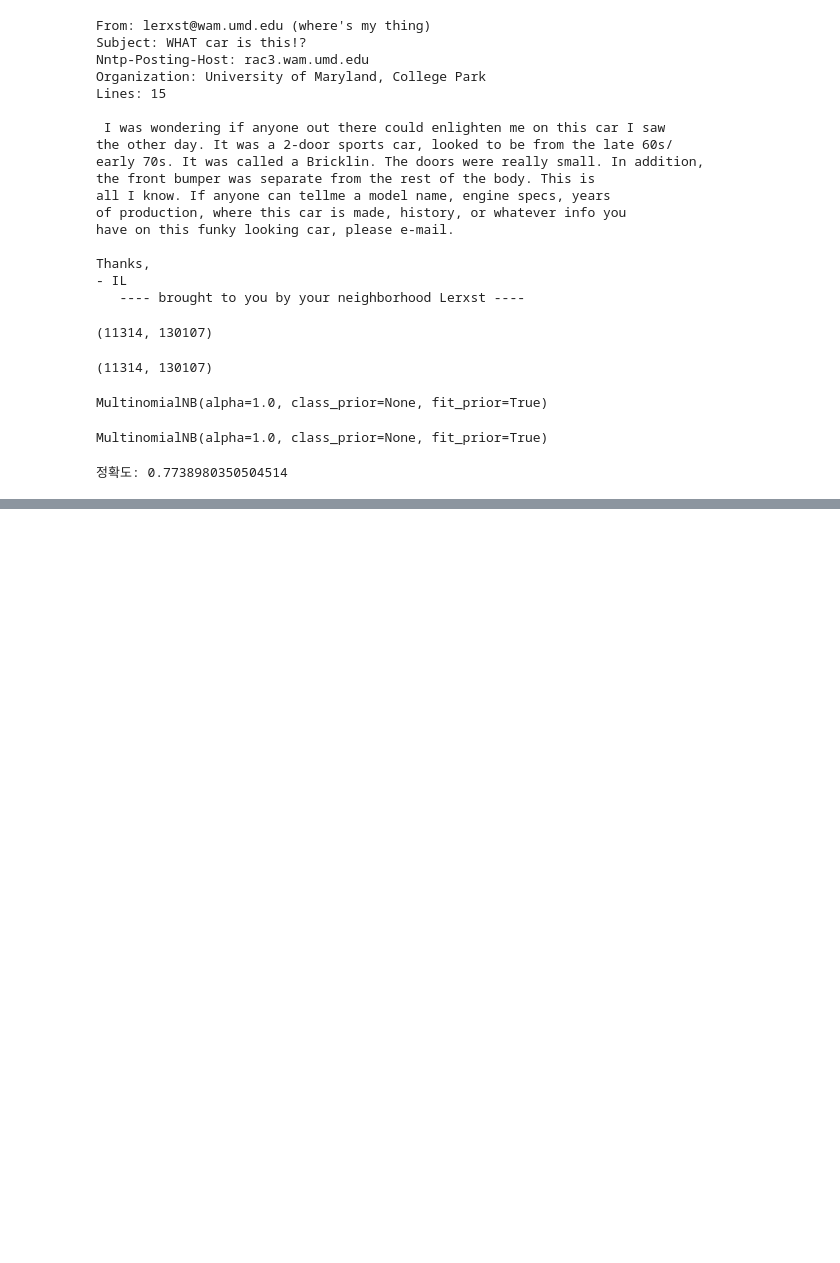
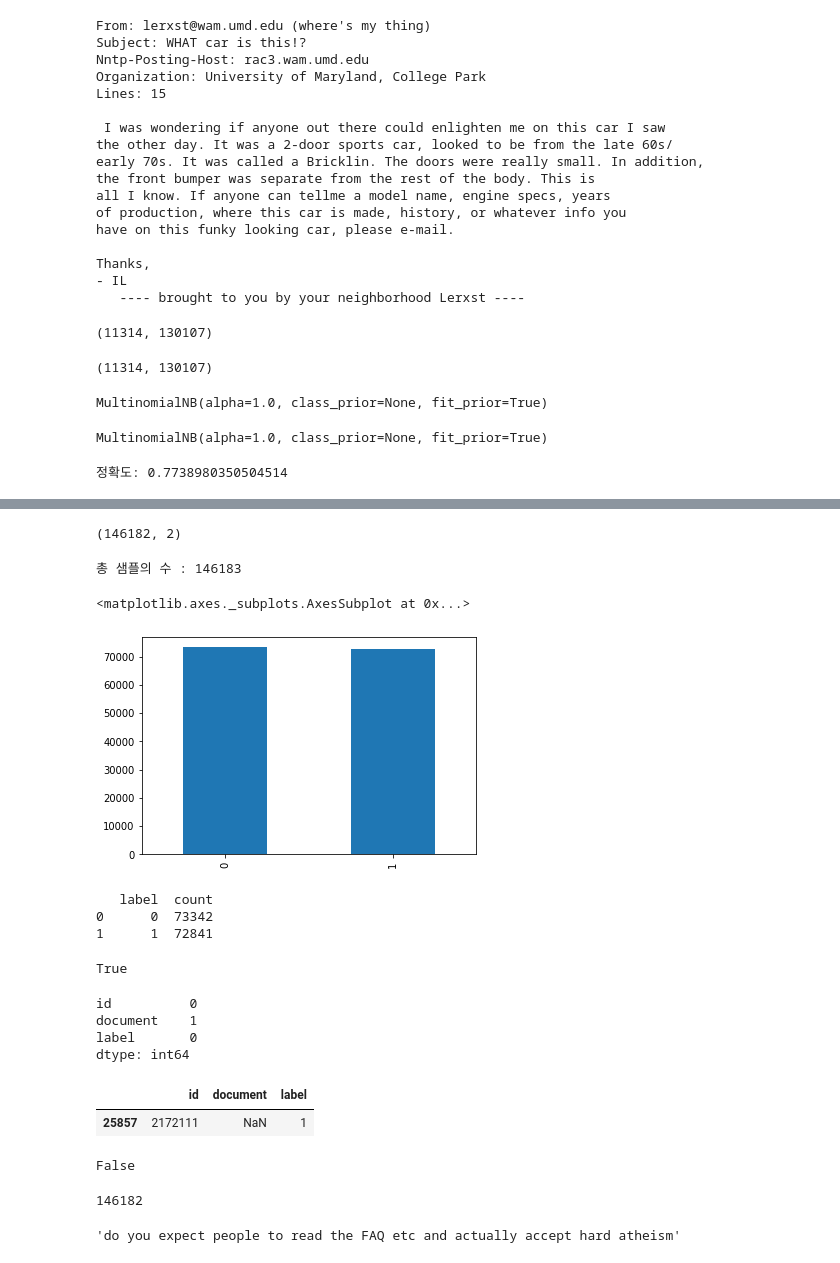
Before and after one commit to JoonYoung-Sohn/practice, a Jupyter notebook: 201203_text_classification.ipynb, the cells around one changed output, grey strips where cells are left out. Cells and saved outputs as stored; diff of their text form; code cells hidden in the pictures; blank space fills up the shorter version.

```diff
--- a/201203_text_classification.ipynb
+++ b/201203_text_classification.ipynb
@@ -568,0 +604,3 @@ print("정확도:", accuracy_score(newsdata_test.target, predicted))
+# %%
+train_data = pd.read_table('ratings_train.txt')
+test_data = pd.read_table('ratings_test.txt')
@@ -568,0 +633,51 @@ print("정확도:", accuracy_score(newsdata_test.target, predicted))
+# %%
+train_data['document'].nunique(), train_data['label'].nunique()
+# %% [output]
+(146182, 2)
+# %%
+train_data.drop_duplicates(subset=['document'], inplace=True)
+# %%
+print('총 샘플의 수 :',len(train_data))
+# %% [output]
+총 샘플의 수 : 146183
+# %%
+train_data['label'].value_counts().plot(kind = 'bar')
+# %% [output]
+<matplotlib.axes._subplots.AxesSubplot at 0x...>
+[figure, added]
+# %%
+print(train_data.groupby('label').size().reset_index(name = 'count'))
+# %% [output]
+   label  count
+0      0  73342
+1      1  72841
+# %%
+print(train_data.isnull().values.any())
+# %% [output]
+True
+# %%
+print(train_data.isnull().sum())
+# %% [output]
+id          0
+document    1
+label       0
+dtype: int64
+# %%
+train_data.loc[train_data.document.isnull()]
+# %% [output]
+|  | id | document | label |
+| 25857 | 2172111 | NaN | 1 |
+# %%
+train_data = train_data.dropna(how = 'any')
+print(train_data.isnull().values.any())
+# %% [output]
+False
+# %%
+print(len(train_data))
+# %% [output]
+146182
+# %%
+text = 'do!!! you expect... people~ to~ read~ the FAQ, etc. and actually accept hard~! atheism?@@'
+re.sub(r'[^a-zA-Z ]', '', text)
+# %% [output]
+'do you expect people to read the FAQ etc and actually accept hard atheism'
```
Also changed, not shown: parts of 62 cells of this notebook.
